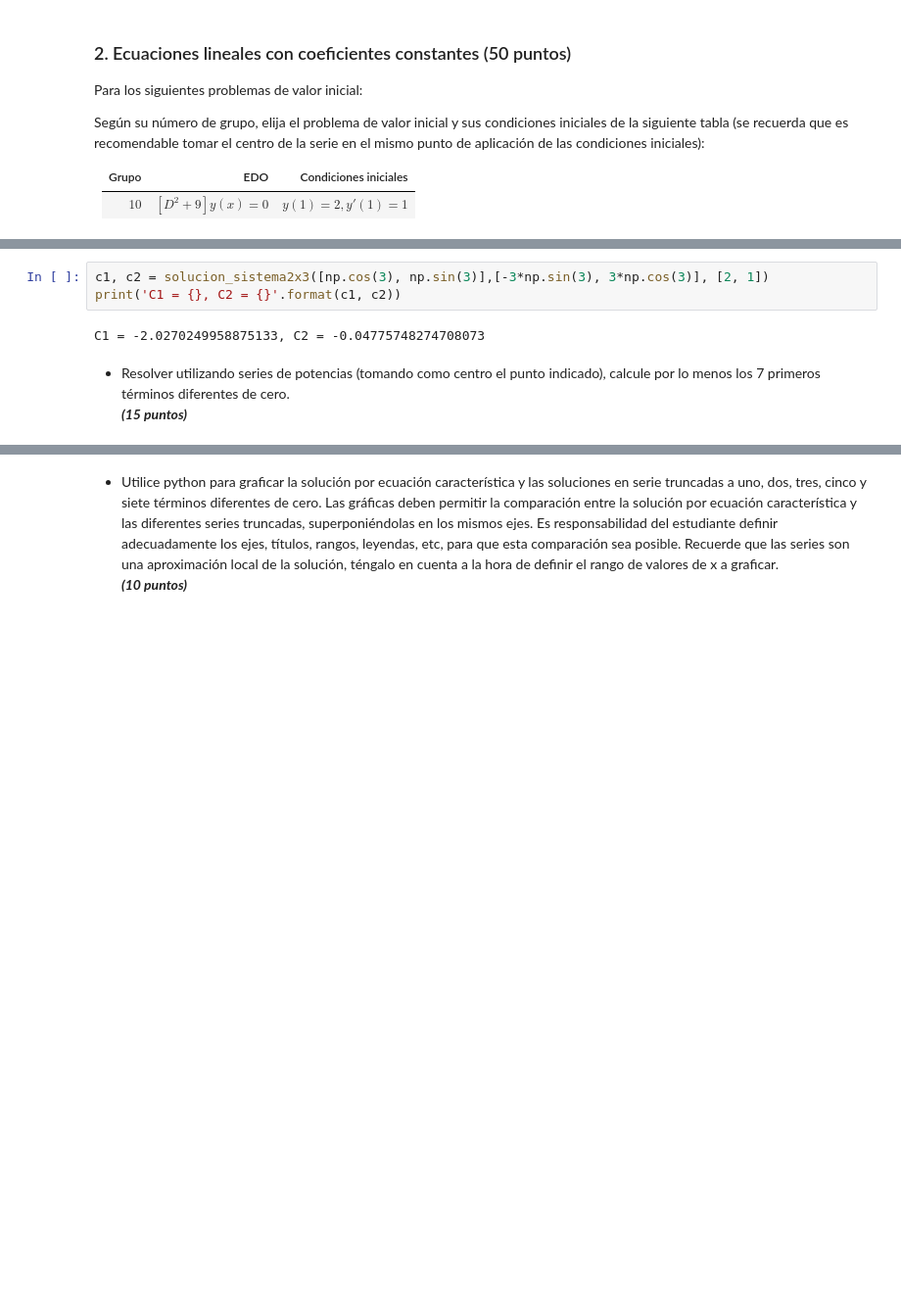
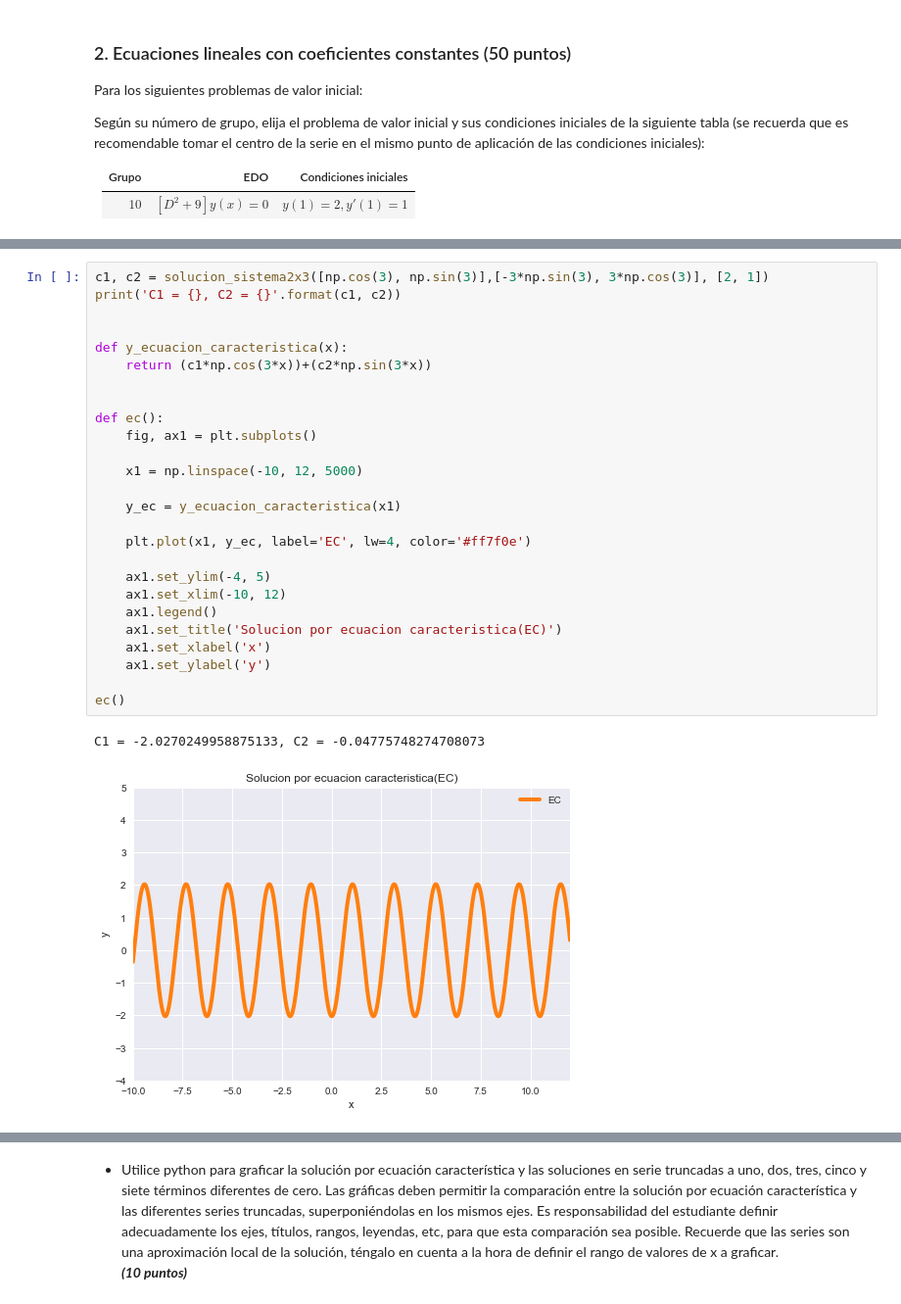
Before and after one commit to evertacosta/ED2021, a Jupyter notebook: Trabajo5/trabajo5.ipynb, the cells around one changed output, grey strips where cells are left out. Shown at 98% size. Drawn from its saved outputs; the diff is of its cells as text; blank space fills up the shorter version.

```diff
--- a/Trabajo5/trabajo5.ipynb
+++ b/Trabajo5/trabajo5.ipynb
@@ -42,10 +43,29 @@ del curso (ecuación característica).<br>
-# %%
-c1, c2 = solucion_sistema2x3([np.cos(3), np.sin(3)],[-3*np.sin(3), 3*np.cos(3)], [2, 1])
-print('C1 = {}, C2 = {}'.format(c1, c2))
-# %% [output]
-C1 = -2.0270249958875133, C2 = -0.04775748274708073
-# %% [markdown]
-- Resolver utilizando series de potencias (tomando como centro el punto
-indicado), calcule por lo menos los 7 primeros términos diferentes de
-cero.<br>
-***(15 puntos)***
+# %%
+c1, c2 = solucion_sistema2x3([np.cos(3), np.sin(3)],[-3*np.sin(3), 3*np.cos(3)], [2, 1])
+print('C1 = {}, C2 = {}'.format(c1, c2))
+
+
+def y_ecuacion_caracteristica(x):
+    return (c1*np.cos(3*x))+(c2*np.sin(3*x))
+
+
+def ec():
+    fig, ax1 = plt.subplots()
+
+    x1 = np.linspace(-10, 12, 5000)
+
+    y_ec = y_ecuacion_caracteristica(x1)
+
+    plt.plot(x1, y_ec, label='EC', lw=4, color='#ff7f0e')
+
+    ax1.set_ylim(-4, 5)
+    ax1.set_xlim(-10, 12)
+    ax1.legend()
+    ax1.set_title('Solucion por ecuacion caracteristica(EC)')
+    ax1.set_xlabel('x')
+    ax1.set_ylabel('y')
+
+ec()
+# %% [output]
+C1 = -2.0270249958875133, C2 = -0.04775748274708073
+[figure, added]
```
Also changed, not shown: parts of 6 cells of this notebook, 1 other file.
